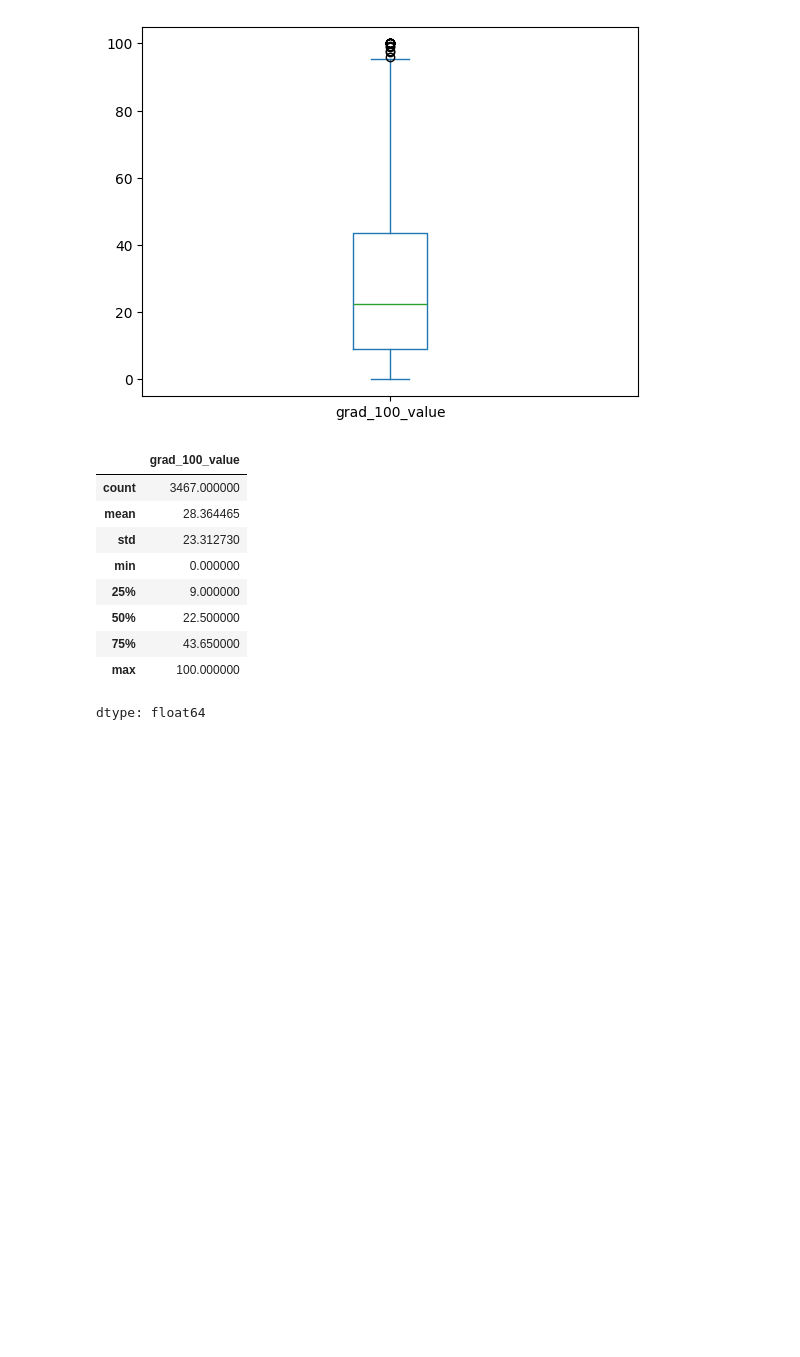
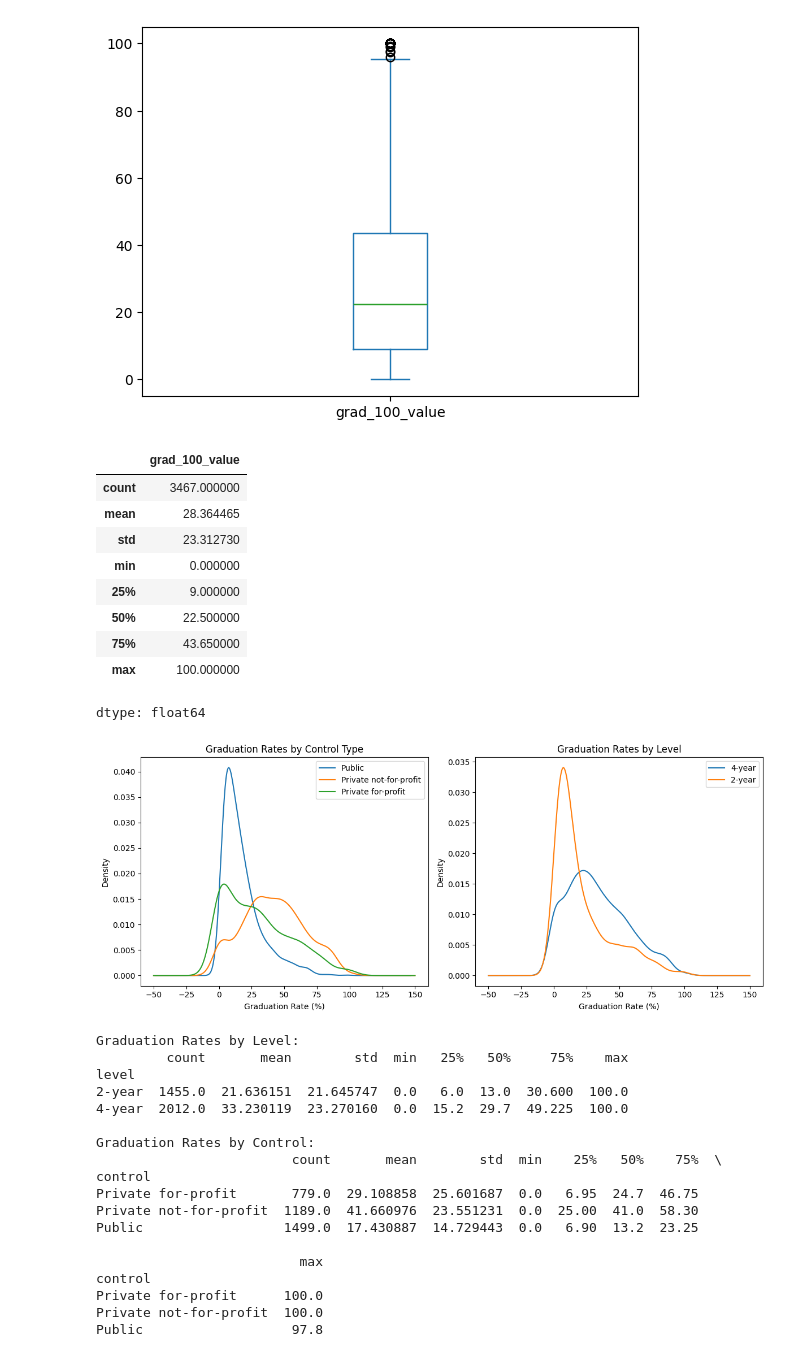
Before and after one commit to meherkalsi13-png/visualization_assignment, a Jupyter notebook: assignment.ipynb, the cells around one changed output. Saved outputs shown, nothing was run; the diff lists cells and outputs as text; code cells hidden in the pictures; blank space fills up the shorter version.

```diff
--- a/assignment.ipynb
+++ b/assignment.ipynb
@@ -120,3 +120,54 @@ df['grad_100_value'].describe()
 | 75% | 43.650000 |
 | max | 100.000000 |
 dtype: float64
+# %%
+#Q5: For grad_100_value, create a grouped kernel density plot by control and by level. Describe what you see. Use groupby and
+#.describe to make grouped calculations of statistical descriptions of grad_100_value by level and control. Which institutions
+#appear to have the best graduation rates?
+import matplotlib.pyplot as plt
+fig, axes = plt.subplots(1, 2, figsize=(12, 5))
+
+for control_type in df['control'].unique():
+    subset = df[df['control'] == control_type]['grad_100_value'].dropna()
+    subset.plot.density(ax=axes[0], label=control_type)
+axes[0].set_title('Graduation Rates by Control Type')
+axes[0].set_xlabel('Graduation Rate (%)')
+axes[0].legend()
+
+# Plot 2: Group by level
+for level_type in df['level'].unique():
+    subset = df[df['level'] == level_type]['grad_100_value'].dropna()
+    subset.plot.density(ax=axes[1], label=level_type)
+axes[1].set_title('Graduation Rates by Level')
+axes[1].set_xlabel('Graduation Rate (%)')
+axes[1].legend()
+
+plt.tight_layout()
+plt.show()
+
+# Statistical descriptions by group
+print("Graduation Rates by Level:")
+print(df.groupby('level')['grad_100_value'].describe())
+
+print("\nGraduation Rates by Control:")
+print(df.groupby('control')['grad_100_value'].describe())
+# %% [output]
+[figure, added]
+Graduation Rates by Level:
+         count       mean        std  min   25%   50%     75%    max
+level
+2-year  1455.0  21.636151  21.645747  0.0   6.0  13.0  30.600  100.0
+4-year  2012.0  33.230119  23.270160  0.0  15.2  29.7  49.225  100.0
+
+Graduation Rates by Control:
+                         count       mean        std  min    25%   50%    75%  \
+control
+Private for-profit       779.0  29.108858  25.601687  0.0   6.95  24.7  46.75
+Private not-for-profit  1189.0  41.660976  23.551231  0.0  25.00  41.0  58.30
+Public                  1499.0  17.430887  14.729443  0.0   6.90  13.2  23.25
+
+                          max
+control
+Private for-profit      100.0
+Private not-for-profit  100.0
+Public                   97.8
```
